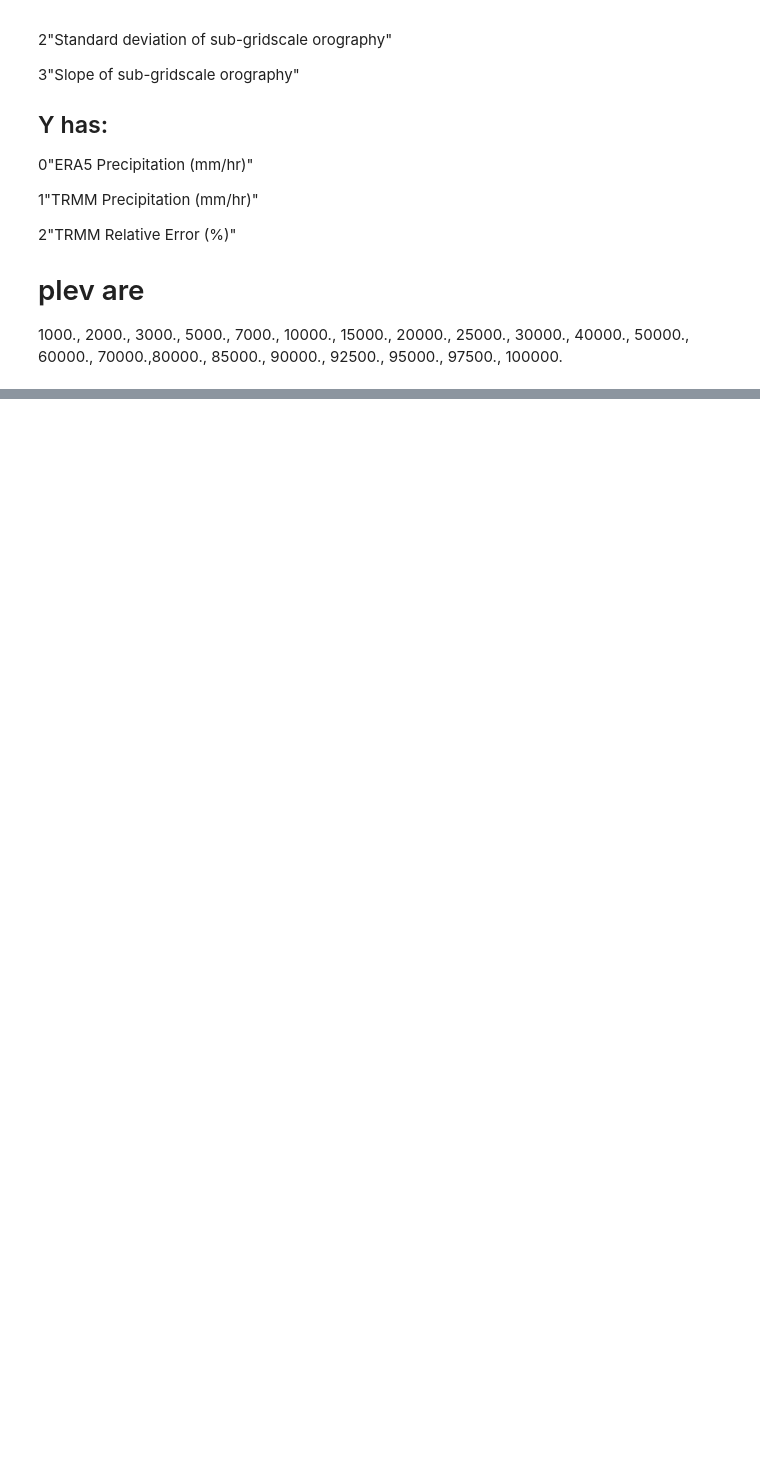
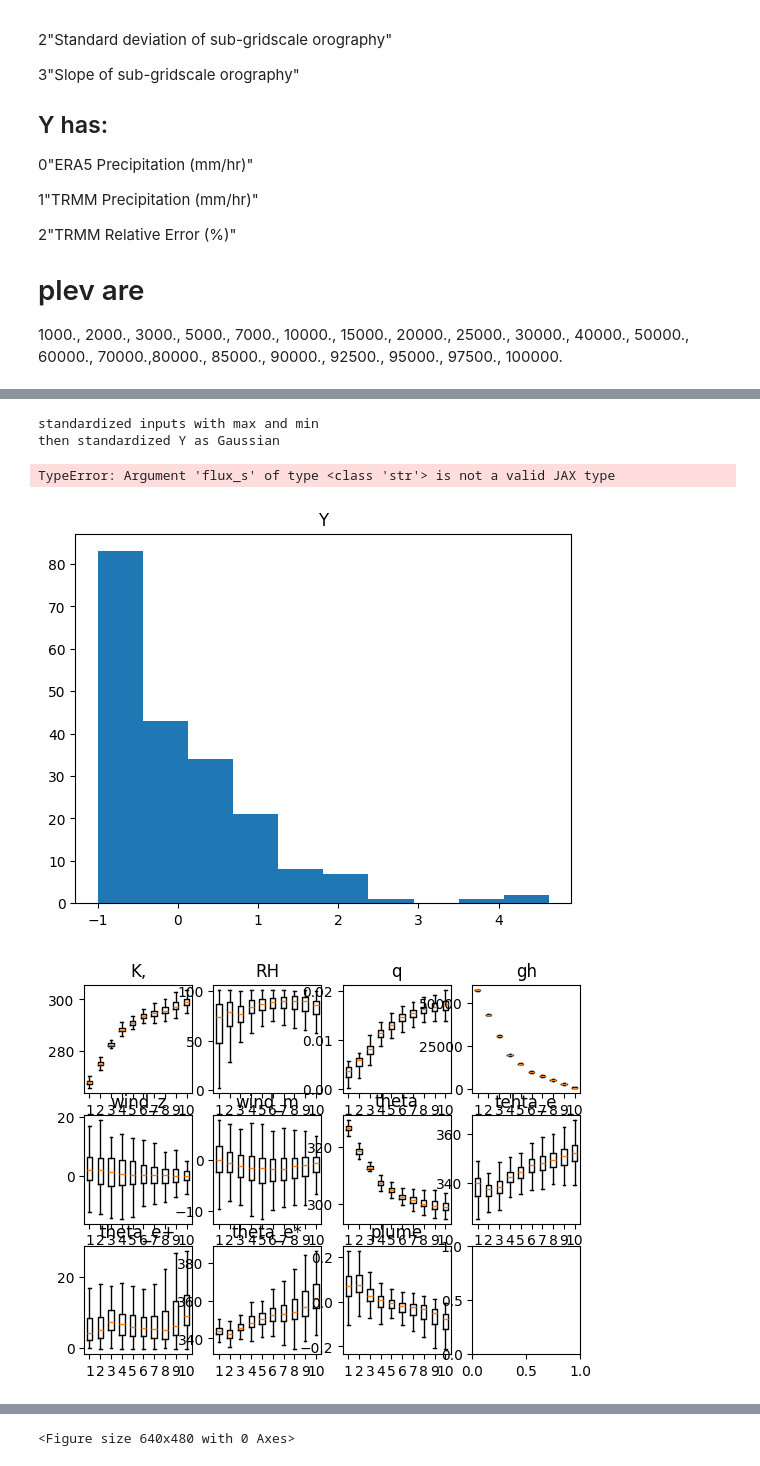
Before and after one commit to JaxGaussianProcesses/GPJax, a Jupyter notebook: Play_2.ipynb, the cells around one changed output, grey strips where cells are left out. Drawn from its saved outputs; the diff is of its cells as text; code cells hidden in the pictures; blank space fills up the shorter version.

```diff
--- a/Play_2.ipynb
+++ b/Play_2.ipynb
@@ -259,16 +206,3 @@ for data in [X3d_before_standardization, X3d]:
-# %%
-fig, ax = plt.subplots(nrows=1, ncols=num_2d_variables)
-i=0
-for col in ax:
-    col.hist(X2d[:1000,i].T);
-    col.set_title(names_2d[i])
-    i+=1
-fig, ax = plt.subplots(nrows=1, ncols=num_static_variables)
-i=0
-for col in ax:
-    col.hist(Xstatic[:1000,i].T);
-    col.set_title(names_static[i])
-    i+=1
 # %%
 def plot_params(model, title=""):
     if isinstance(model, gpx.variational_families.AbstractVariationalFamily):
@@ -317,14 +251,14 @@ def plot_interactions(model, data, k=10):
             plt.scatter(x_plot[:,chosen_idx[0]],mean, color="blue")
             plt.scatter(x_plot[:,chosen_idx[0]],mean+ 1.96*std, color="red")
             plt.scatter(x_plot[:,chosen_idx[0]],mean- 1.96*std, color="red")
-            plt.xlim([jnp.min(z[:,chosen_idx[0]]),jnp.max(z[:,chosen_idx[0]])])
+            plt.xlim([jnp.min(x_plot[:,chosen_idx[0]]),jnp.max(x_plot[:,chosen_idx[0]])])
             plt.scatter(z[:,chosen_idx[0]],jnp.zeros_like(z[:,chosen_idx[0]]), color="black")
         elif len(chosen_idx)==2:
             col = plt.scatter(x_plot[:,chosen_idx[0]],x_plot[:,chosen_idx[1]],c=mean)
             plt.ylim([jnp.min(z[:,chosen_idx[1]]),jnp.max(z[:,chosen_idx[1]])])
             plt.colorbar(col)
             plt.scatter(z[:,chosen_idx[0]],z[:,chosen_idx[1]], color="black")
-        plt.xlim([jnp.min(z[:,chosen_idx[0]]),jnp.max(z[:,chosen_idx[0]])])
+        plt.xlim([jnp.min(x_plot[:,chosen_idx[0]]),jnp.max(x_plot[:,chosen_idx[0]])])
         plt.title(f"variable {[names[i] for i in chosen_idx]} with sobol index {sobols[idx]}")
 
 
@@ -618,33 +488,42 @@ def init_likelihood(data):
 # %%
 # prep fancy kernel for model
 # first fit with small data to get init for SVGP
-num_data_for_init=100
+num_data_for_init=200
 D_small = VerticalDataset(
-    X2d = X2d[:num_data_for_init,:],
-    X3d = X3d[:num_data_for_init,:,:],
-    Xstatic = Xstatic[:num_data_for_init,:],
-    y=Y[:num_data_for_init,:],
+    X2d_raw = X2d[:num_data_for_init,:],
+    X3d_raw = X3d[:num_data_for_init,:,:],
+    Xstatic_raw = Xstatic[:num_data_for_init,:],
+    y_raw=Y[:num_data_for_init,:],
+    names_3d=names_3d,
+    names_2d=names_2d,
+    names_static=names_static,
 )
 
 
-smoother = init_smoother(D_small, fit=False, verbose=False)
-base_kernels = [gpx.kernels.RBF(lengthscale=jnp.array([1.0]), active_dims=[i]).replace_trainable(variance=False) for i in range(num_variables)]
-
 # fit with small data
 posterior = ConjugatePrecipGP(
-    base_kernels=base_kernels,
+    base_kernels=init_kernels(D_small),
     likelihood=init_likelihood(D_small),
-    smoother=smoother,
+    smoother=init_smoother(),
+    zeroth_order=True,
+    max_interaction_depth=2,
+    interaction_variances=jnp.array([1.0, 1.0,1.0], dtype=jnp.float64),
     )
 plt.figure()
 opt_posterior, history = gpx.fit_scipy(
         model=posterior,
-        objective=jax.jit(posterior.loss_fn(negative=True)),
+        objective=jax.jit(posterior.loss_fn(negative=True, log_prior=None)),
         train_data=D_small,
         safe=False,
     )
 plt.plot(history)
 plot_params(opt_posterior, title="initial fit with small data")
 print(f"noise is {opt_posterior.likelihood.obs_stddev}")
 print(f"interaction vars {opt_posterior.interaction_variances}")
 plot_interactions(opt_posterior, D_small, k=10)
+# %% [output]
+standardized inputs with max and min
+then standardized Y as Gaussian
+TypeError: Argument 'flux_s' of type <class 'str'> is not a valid JAX type
+[figure, added]
+[figure, added]
@@ -650,0 +533 @@ plot_interactions(opt_posterior, D_small, k=10)
+<Figure size 640x480 with 0 Axes>
```
Also changed, not shown: parts of 5 cells of this notebook, 2 other files.
